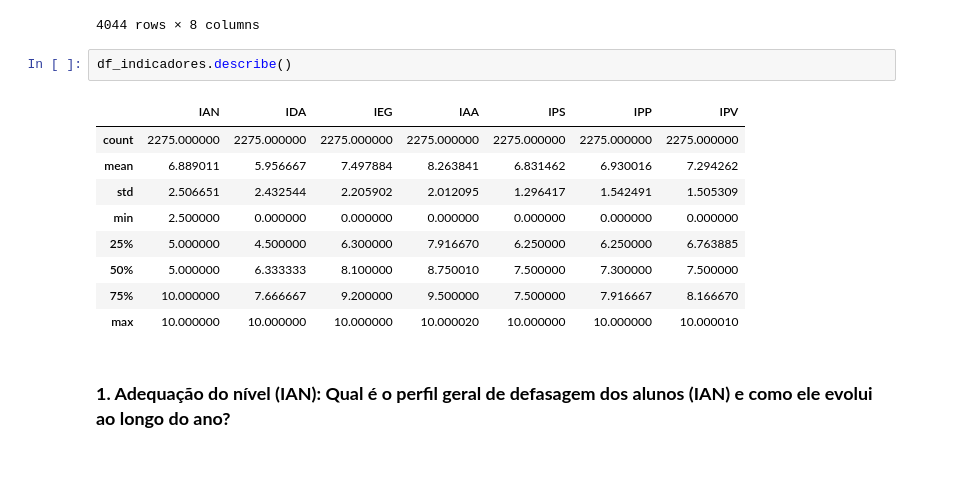
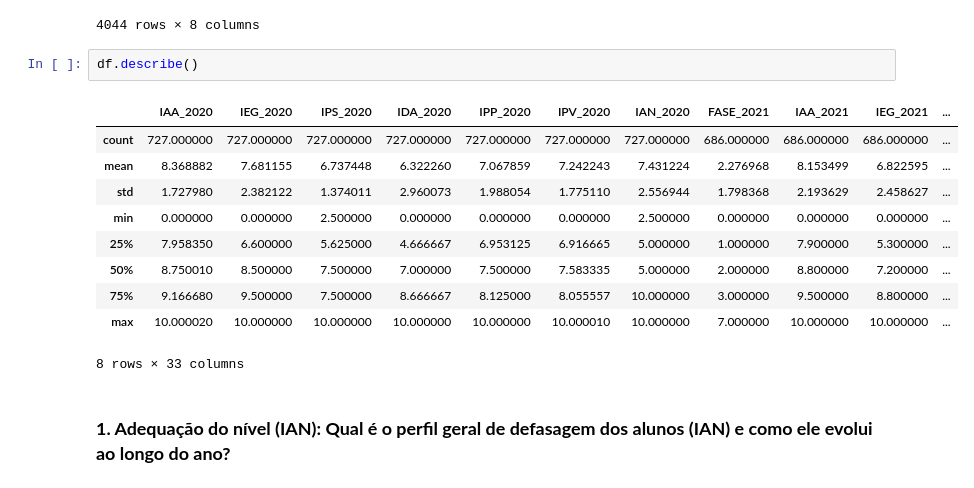
Before and after one commit to Guilhermecst/Datathon-Passos-Magicos, a Jupyter notebook: notebooks/AED_PEDE.ipynb, the cells around one changed output. Saved outputs shown, nothing was run; the diff lists cells and outputs as text.

```diff
--- a/notebooks/AED_PEDE.ipynb
+++ b/notebooks/AED_PEDE.ipynb
@@ -136,17 +137,18 @@ df_indicadores
 | 4043 | 5.0 | 4.5 | 7.540114 | 7.91667 | 7.500 | 7.50000 | 5.999993 | 2022 |
 4044 rows × 8 columns
 # %%
-df_indicadores.describe()
+df.describe()
 # %% [output]
-|  | IAN | IDA | IEG | IAA | IPS | IPP | IPV |
-| count | 2275.000000 | 2275.000000 | 2275.000000 | 2275.000000 | 2275.000000 | 2275.000000 | 2275.000000 |
-| mean | 6.889011 | 5.956667 | 7.497884 | 8.263841 | 6.831462 | 6.930016 | 7.294262 |
-| std | 2.506651 | 2.432544 | 2.205902 | 2.012095 | 1.296417 | 1.542491 | 1.505309 |
-| min | 2.500000 | 0.000000 | 0.000000 | 0.000000 | 0.000000 | 0.000000 | 0.000000 |
-| 25% | 5.000000 | 4.500000 | 6.300000 | 7.916670 | 6.250000 | 6.250000 | 6.763885 |
-| 50% | 5.000000 | 6.333333 | 8.100000 | 8.750010 | 7.500000 | 7.300000 | 7.500000 |
-| 75% | 10.000000 | 7.666667 | 9.200000 | 9.500000 | 7.500000 | 7.916667 | 8.166670 |
-| max | 10.000000 | 10.000000 | 10.000000 | 10.000020 | 10.000000 | 10.000000 | 10.000010 |
+|  | IAA_2020 | IEG_2020 | IPS_2020 | IDA_2020 | IPP_2020 | IPV_2020 | IAN_2020 | FASE_2021 | IAA_2021 | IEG_2021 | ... |
+| count | 727.000000 | 727.000000 | 727.000000 | 727.000000 | 727.000000 | 727.000000 | 727.000000 | 686.000000 | 686.000000 | 686.000000 | ... |
+| mean | 8.368882 | 7.681155 | 6.737448 | 6.322260 | 7.067859 | 7.242243 | 7.431224 | 2.276968 | 8.153499 | 6.822595 | ... |
+| std | 1.727980 | 2.382122 | 1.374011 | 2.960073 | 1.988054 | 1.775110 | 2.556944 | 1.798368 | 2.193629 | 2.458627 | ... |
+| min | 0.000000 | 0.000000 | 2.500000 | 0.000000 | 0.000000 | 0.000000 | 2.500000 | 0.000000 | 0.000000 | 0.000000 | ... |
+| 25% | 7.958350 | 6.600000 | 5.625000 | 4.666667 | 6.953125 | 6.916665 | 5.000000 | 1.000000 | 7.900000 | 5.300000 | ... |
+| 50% | 8.750010 | 8.500000 | 7.500000 | 7.000000 | 7.500000 | 7.583335 | 5.000000 | 2.000000 | 8.800000 | 7.200000 | ... |
+| 75% | 9.166680 | 9.500000 | 7.500000 | 8.666667 | 8.125000 | 8.055557 | 10.000000 | 3.000000 | 9.500000 | 8.800000 | ... |
+| max | 10.000020 | 10.000000 | 10.000000 | 10.000000 | 10.000000 | 10.000010 | 10.000000 | 7.000000 | 10.000000 | 10.000000 | ... |
+8 rows × 33 columns
 # %% [markdown]
 ### **1. Adequação do nível (IAN): Qual é o perfil geral de defasagem dos alunos (IAN) e como ele evolui ao longo do ano?**
 # %%
```
Also changed, not shown: parts of 30 cells of this notebook.
